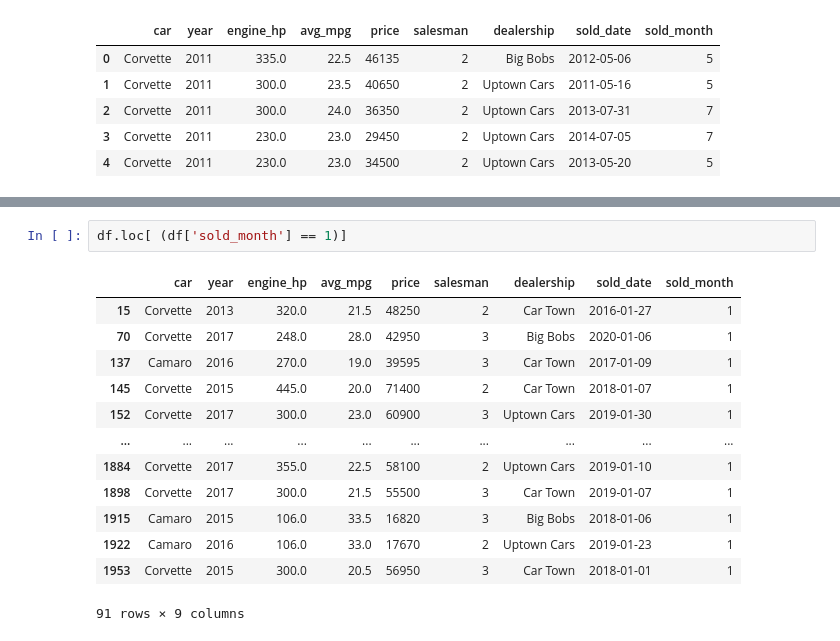
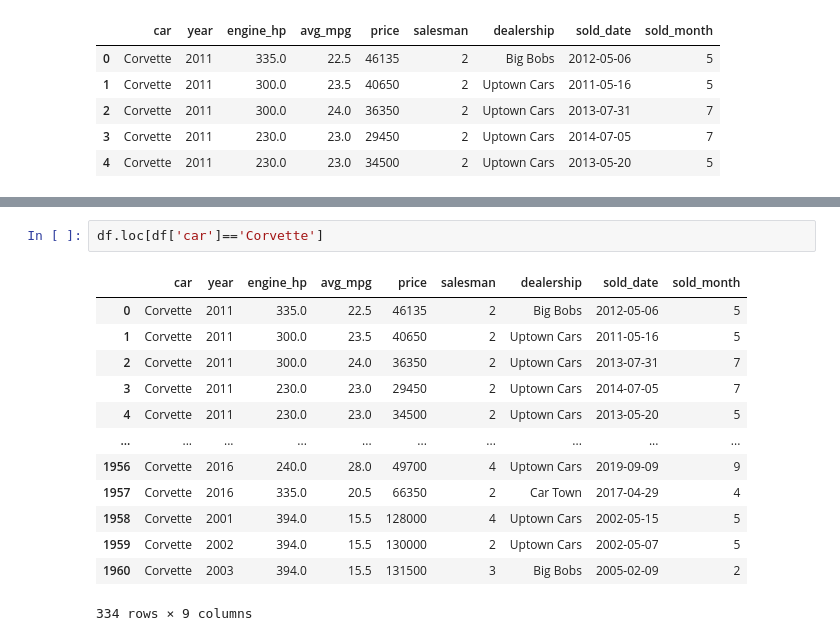
Before and after one commit to d-smith/ml-speciality-notes, a Jupyter notebook: acloud.guru/dataviz/dataviz.ipynb, the cells around one changed output, grey strips where cells are left out. Cells and saved outputs as stored; diff of their text form.

```diff
--- a/acloud.guru/dataviz/dataviz.ipynb
+++ b/acloud.guru/dataviz/dataviz.ipynb
@@ -38,16 +97,16 @@ grouped.plot.bar(legend='sold')
 # %%
-df.loc[ (df['sold_month'] == 1)]
+df.loc[df['car']=='Corvette']
 # %% [output]
 |  | car | year | engine_hp | avg_mpg | price | salesman | dealership | sold_date | sold_month |
-| 15 | Corvette | 2013 | 320.0 | 21.5 | 48250 | 2 | Car Town | 2016-01-27 | 1 |
-| 70 | Corvette | 2017 | 248.0 | 28.0 | 42950 | 3 | Big Bobs | 2020-01-06 | 1 |
-| 137 | Camaro | 2016 | 270.0 | 19.0 | 39595 | 3 | Car Town | 2017-01-09 | 1 |
-| 145 | Corvette | 2015 | 445.0 | 20.0 | 71400 | 2 | Car Town | 2018-01-07 | 1 |
-| 152 | Corvette | 2017 | 300.0 | 23.0 | 60900 | 3 | Uptown Cars | 2019-01-30 | 1 |
+| 0 | Corvette | 2011 | 335.0 | 22.5 | 46135 | 2 | Big Bobs | 2012-05-06 | 5 |
+| 1 | Corvette | 2011 | 300.0 | 23.5 | 40650 | 2 | Uptown Cars | 2011-05-16 | 5 |
+| 2 | Corvette | 2011 | 300.0 | 24.0 | 36350 | 2 | Uptown Cars | 2013-07-31 | 7 |
+| 3 | Corvette | 2011 | 230.0 | 23.0 | 29450 | 2 | Uptown Cars | 2014-07-05 | 7 |
+| 4 | Corvette | 2011 | 230.0 | 23.0 | 34500 | 2 | Uptown Cars | 2013-05-20 | 5 |
 | ... | ... | ... | ... | ... | ... | ... | ... | ... | ... |
-| 1884 | Corvette | 2017 | 355.0 | 22.5 | 58100 | 2 | Uptown Cars | 2019-01-10 | 1 |
-| 1898 | Corvette | 2017 | 300.0 | 21.5 | 55500 | 3 | Car Town | 2019-01-07 | 1 |
-| 1915 | Camaro | 2015 | 106.0 | 33.5 | 16820 | 3 | Big Bobs | 2018-01-06 | 1 |
-| 1922 | Camaro | 2016 | 106.0 | 33.0 | 17670 | 2 | Uptown Cars | 2019-01-23 | 1 |
-| 1953 | Corvette | 2015 | 300.0 | 20.5 | 56950 | 3 | Car Town | 2018-01-01 | 1 |
+| 1956 | Corvette | 2016 | 240.0 | 28.0 | 49700 | 4 | Uptown Cars | 2019-09-09 | 9 |
+| 1957 | Corvette | 2016 | 335.0 | 20.5 | 66350 | 2 | Car Town | 2017-04-29 | 4 |
+| 1958 | Corvette | 2001 | 394.0 | 15.5 | 128000 | 4 | Uptown Cars | 2002-05-15 | 5 |
+| 1959 | Corvette | 2002 | 394.0 | 15.5 | 130000 | 2 | Uptown Cars | 2002-05-07 | 5 |
+| 1960 | Corvette | 2003 | 394.0 | 15.5 | 131500 | 3 | Big Bobs | 2005-02-09 | 2 |
-91 rows × 9 columns
+334 rows × 9 columns
```
Also changed, not shown: parts of 23 cells of this notebook, 1 other file.
